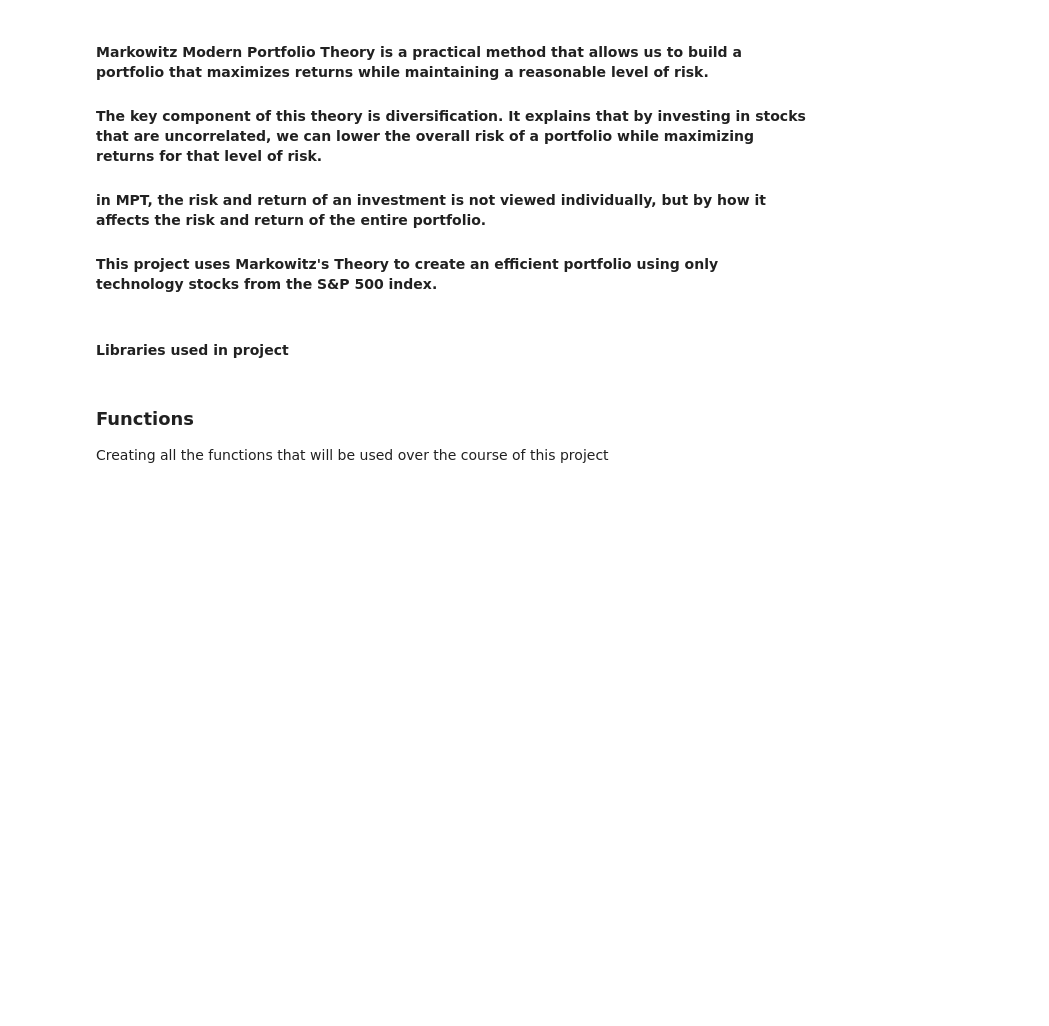
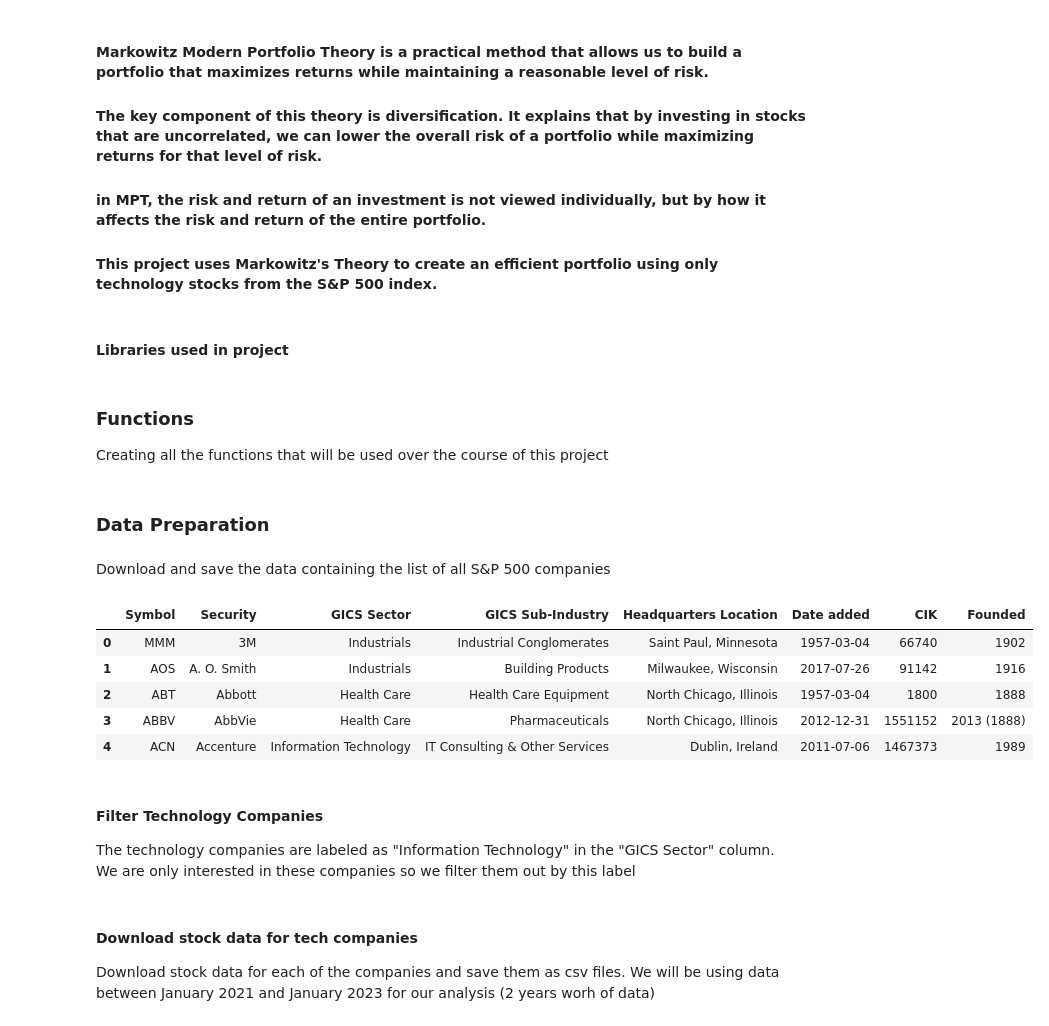
Before and after one commit to Tobi-Ade/Markowitz-Modern-Portfolio-Theory, a Jupyter notebook: MPT.ipynb, the cells around one changed output. Saved outputs shown, nothing was run; the diff lists cells and outputs as text; code cells hidden in the pictures; blank space fills up the shorter version.

```diff
--- a/MPT.ipynb
+++ b/MPT.ipynb
@@ -154,3 +154,27 @@ def get_roi_for_multiple_stocks(tickers):
         roi = get_roi(df)
         rois.append(roi)
     return pd.DataFrame({'Ticker':tickers, 'ROI':rois})
+# %% [markdown]
+### Data Preparation
+# %% [markdown]
+Download and save the data containing the list of all S&P 500 companies
+# %%
+#specify url to get the list of all companies  in s&p 500
+url = "https://en.wikipedia.org/wiki/List_of_S%26P_500_companies"
+
+#download the list of comapnies and save it in a variable called s_p_df
+s_p_df = get_dataframe_from_webpage(url, 0)
+
+s_p_df.head()
+# %% [output]
+|  | Symbol | Security | GICS Sector | GICS Sub-Industry | Headquarters Location | Date added | CIK | Founded |
+| 0 | MMM | 3M | Industrials | Industrial Conglomerates | Saint Paul, Minnesota | 1957-03-04 | 66740 | 1902 |
+| 1 | AOS | A. O. Smith | Industrials | Building Products | Milwaukee, Wisconsin | 2017-07-26 | 91142 | 1916 |
+| 2 | ABT | Abbott | Health Care | Health Care Equipment | North Chicago, Illinois | 1957-03-04 | 1800 | 1888 |
+| 3 | ABBV | AbbVie | Health Care | Pharmaceuticals | North Chicago, Illinois | 2012-12-31 | 1551152 | 2013 (1888) |
+| 4 | ACN | Accenture | Information Technology | IT Consulting & Other Services | Dublin, Ireland | 2011-07-06 | 1467373 | 1989 |
+# %% [markdown]
+#### Filter Technology Companies
+
+The technology companies are labeled as "Information Technology" in the "GICS Sector" column. <br>
+We are only interested in these companies so we filter them out by this label
@@ -156,0 +184,3 @@ def get_roi_for_multiple_stocks(tickers):
+# %% [markdown]
+#### Download stock data for tech companies
+Download stock data for each of the companies and save them as csv files. We will be using data between January 2021 and January 2023 for our analysis (2 years worh of data)
```
Also changed, not shown: parts of 7 cells of this notebook.
